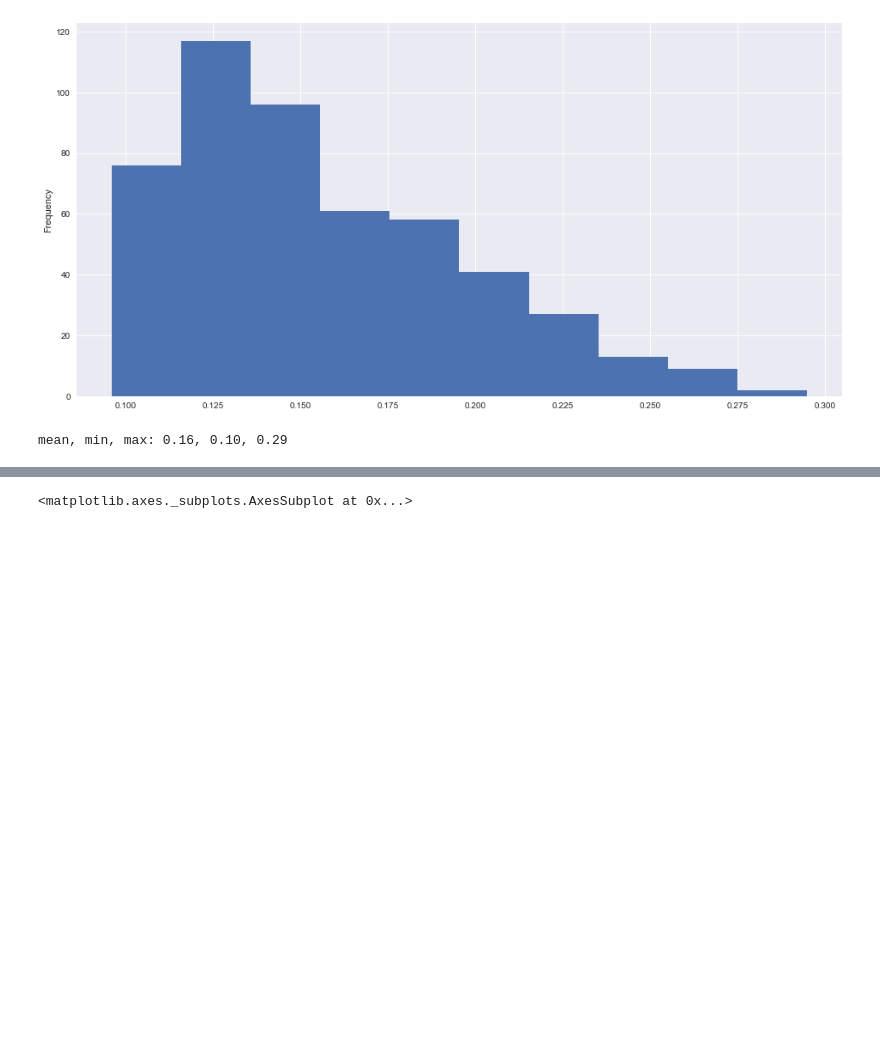
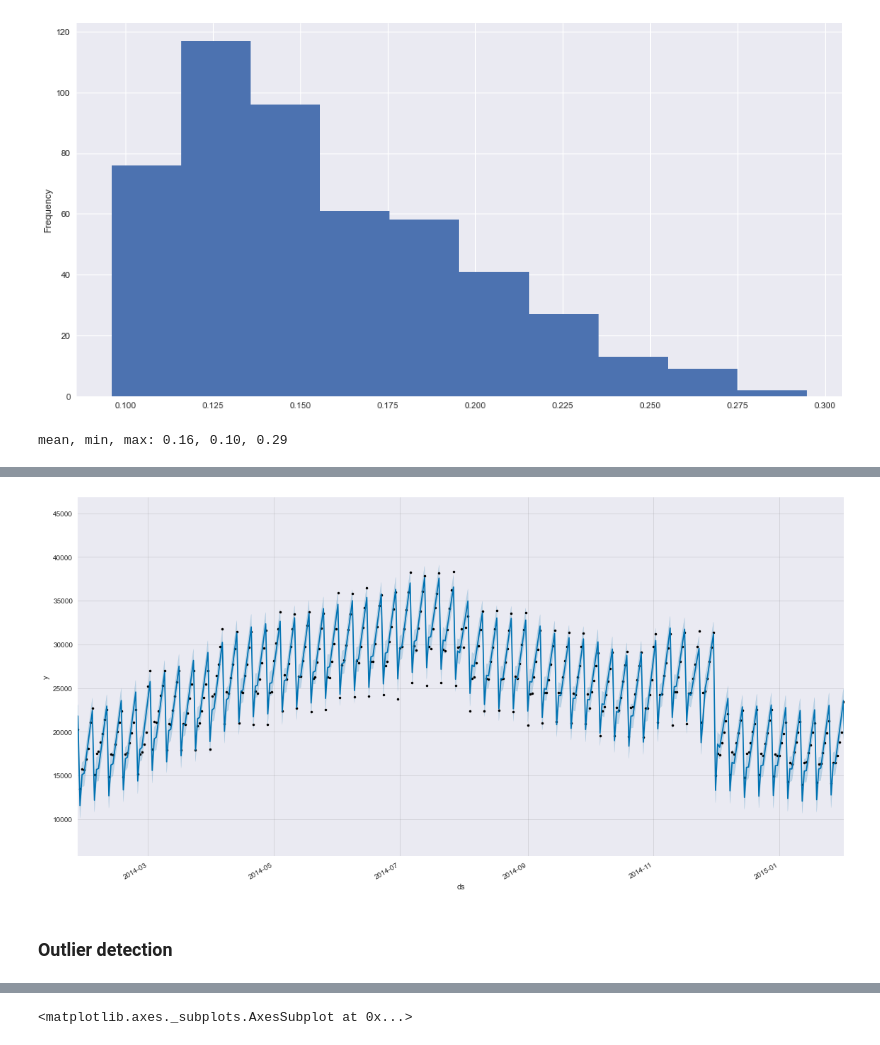
Before and after one commit to mangano/forecasting, a Jupyter notebook: store_item_demand.ipynb, the cells around one changed output, grey strips where cells are left out. Drawn from its saved outputs; the diff is of its cells as text; code cells hidden in the pictures; blank space fills up the shorter version.

```diff
--- a/store_item_demand.ipynb
+++ b/store_item_demand.ipynb
@@ -153,3 +146,16 @@ print(f'mean, min, max: {lmean:.2f}, {lmin:.2f}, {lmax:.2f}')
 mean, min, max: 0.16, 0.10, 0.29
 # %%
 perc_tot_mean = df_perc_tot.mean()
+# %%
+df_input_prophet = df_h['total'].copy().reset_index()
+df_input_prophet.columns = ['ds','y']
+# %%
+custom_event = pd.DataFrame({
+  'holiday': 'unkown',
+  'ds': pd.to_datetime(['2014-11-30',
+                        '2015-11-30',
+                        '2016-11-30',
+                        '2017-11-30']),
+  'lower_window': -4,
+  'upper_window': 1,
+})
@@ -155,0 +170,10 @@ perc_tot_mean = df_perc_tot.mean()
+# %%
+m = Prophet(yearly_seasonality=True,
+            weekly_seasonality=True,
+            daily_seasonality=False,
+            holidays=custom_event
+            #seasonality_mode='multiplicative')
+           )
+m.fit(df_input_prophet)
+future = m.make_future_dataframe(periods=90)
+df_forecast = m.predict(future)
@@ -155,0 +189,7 @@ perc_tot_mean = df_perc_tot.mean()
+# %%
+fig, ax = plt.subplots()
+fig.autofmt_xdate()
+ax.set_xlim([date(2014, 1, 26), date(2015, 2, 1)])
+fig1 = m.plot(df_forecast, ax)
+# %% [output]
+[figure, added]
@@ -155,0 +201,2 @@ perc_tot_mean = df_perc_tot.mean()
+# %% [markdown]
+### Outlier detection
```
Also changed, not shown: parts of 32 cells of this notebook, 1 other file.
